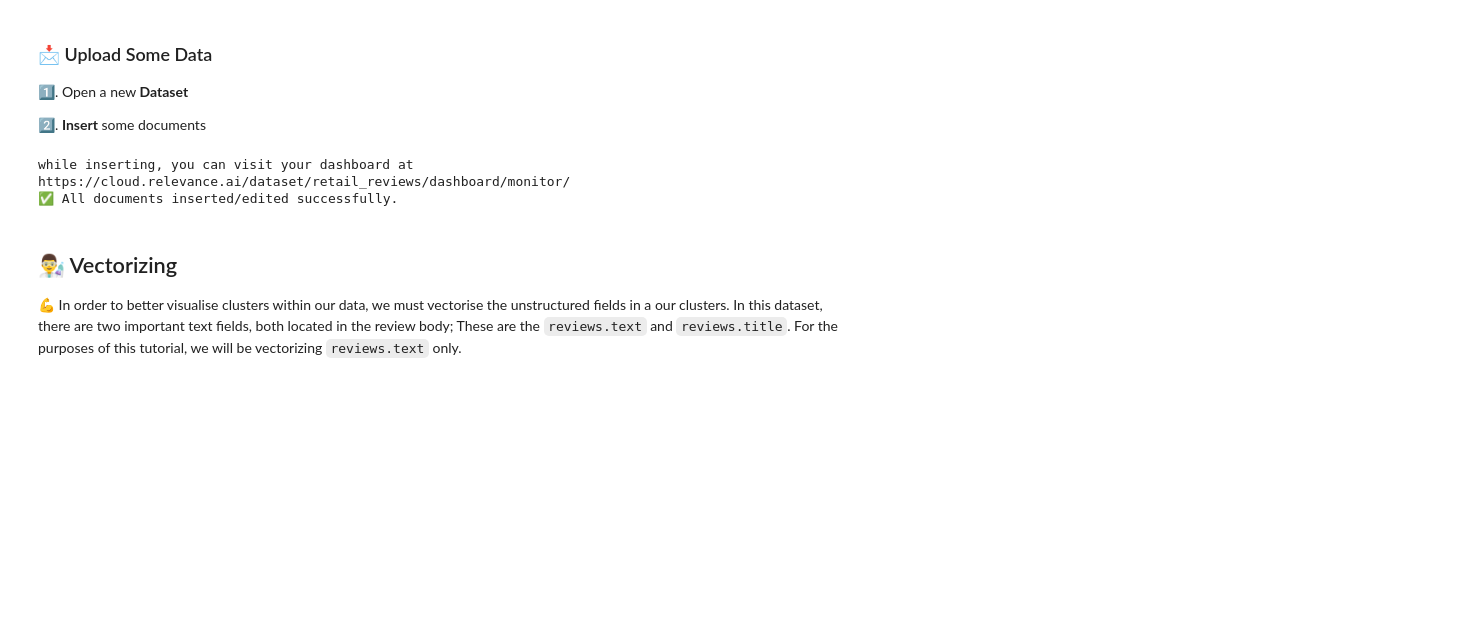
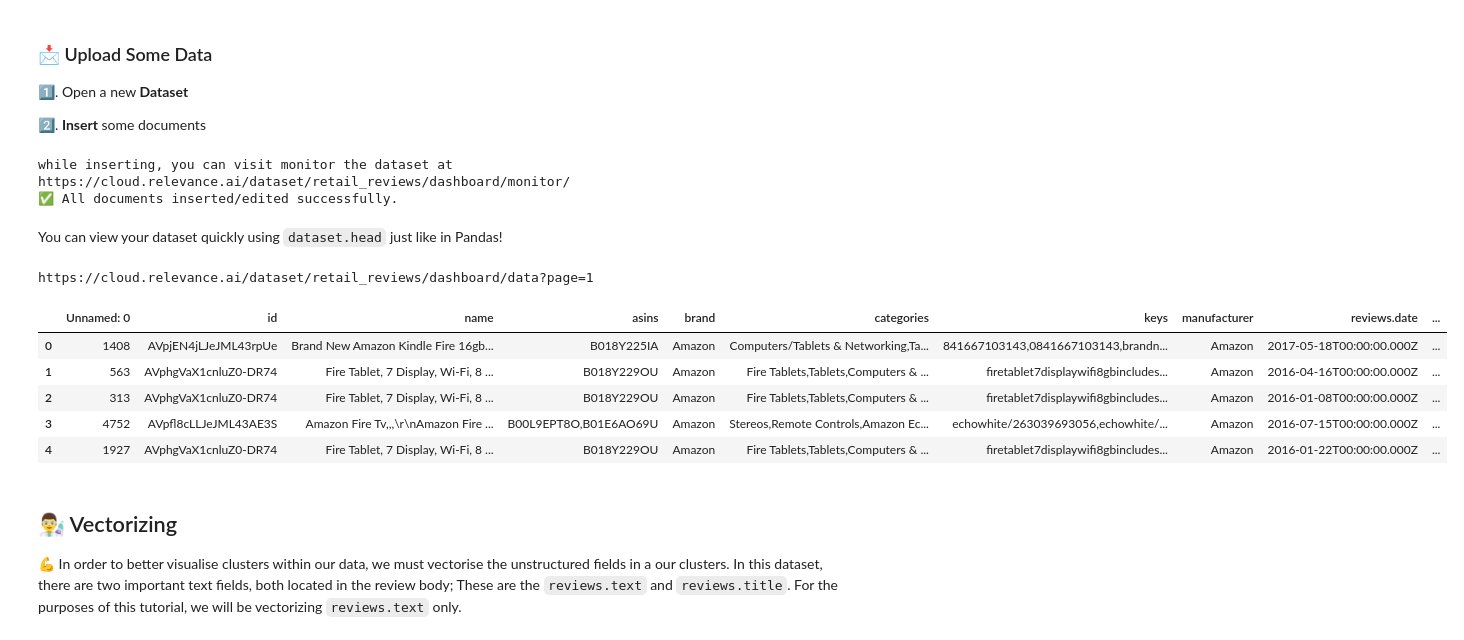
Before and after one commit to RelevanceAI/relevanceai, a Jupyter notebook: guides/quickstart_guide.ipynb, the cells around one changed output. Cells and saved outputs as stored; diff of their text form; code cells hidden in the pictures; blank space fills up the shorter version.

```diff
--- a/guides/quickstart_guide.ipynb
+++ b/guides/quickstart_guide.ipynb
@@ -46,12 +50,20 @@ dataset = client.Dataset(dataset_id=dataset_id)  # Instantiate the dataset
-# %%
-from relevanceai.utils.datasets import ExampleDatasets
-
-documents = ExampleDatasets._get_dummy_dataset("retail_reviews_small")
-
-dataset.insert_documents(documents)
-# %% [output]
-while inserting, you can visit your dashboard at https://cloud.relevance.ai/dataset/retail_reviews/dashboard/monitor/
-✅ All documents inserted/edited successfully.
+# %%
+dataset.insert_documents(documents)
+# %% [output]
+while inserting, you can visit monitor the dataset at https://cloud.relevance.ai/dataset/retail_reviews/dashboard/monitor/
+✅ All documents inserted/edited successfully.
+# %% [markdown]
+You can view your dataset quickly using `dataset.head` just like in Pandas!
+# %%
+dataset.head()
+# %% [output]
+https://cloud.relevance.ai/dataset/retail_reviews/dashboard/data?page=1
+|  | Unnamed: 0 | id | name | asins | brand | categories | keys | manufacturer | reviews.date | ... |
+| 0 | 1408 | AVpjEN4jLJeJML43rpUe | Brand New Amazon Kindle Fire 16gb... | B018Y225IA | Amazon | Computers/Tablets & Networking,Ta... | 841667103143,0841667103143,brandn... | Amazon | 2017-05-18T00:00:00.000Z | ... |
+| 1 | 563 | AVphgVaX1cnluZ0-DR74 | Fire Tablet, 7 Display, Wi-Fi, 8 ... | B018Y229OU | Amazon | Fire Tablets,Tablets,Computers & ... | firetablet7displaywifi8gbincludes... | Amazon | 2016-04-16T00:00:00.000Z | ... |
+| 2 | 313 | AVphgVaX1cnluZ0-DR74 | Fire Tablet, 7 Display, Wi-Fi, 8 ... | B018Y229OU | Amazon | Fire Tablets,Tablets,Computers & ... | firetablet7displaywifi8gbincludes... | Amazon | 2016-01-08T00:00:00.000Z | ... |
+| 3 | 4752 | AVpfl8cLLJeJML43AE3S | Amazon Fire Tv,,,\r\nAmazon Fire ... | B00L9EPT8O,B01E6AO69U | Amazon | Stereos,Remote Controls,Amazon Ec... | echowhite/263039693056,echowhite/... | Amazon | 2016-07-15T00:00:00.000Z | ... |
+| 4 | 1927 | AVphgVaX1cnluZ0-DR74 | Fire Tablet, 7 Display, Wi-Fi, 8 ... | B018Y229OU | Amazon | Fire Tablets,Tablets,Computers & ... | firetablet7displaywifi8gbincludes... | Amazon | 2016-01-22T00:00:00.000Z | ... |
 # %% [markdown]
 ## 👨‍🔬 Vectorizing
 
```
Also changed, not shown: parts of 25 cells of this notebook, 3 other files.
